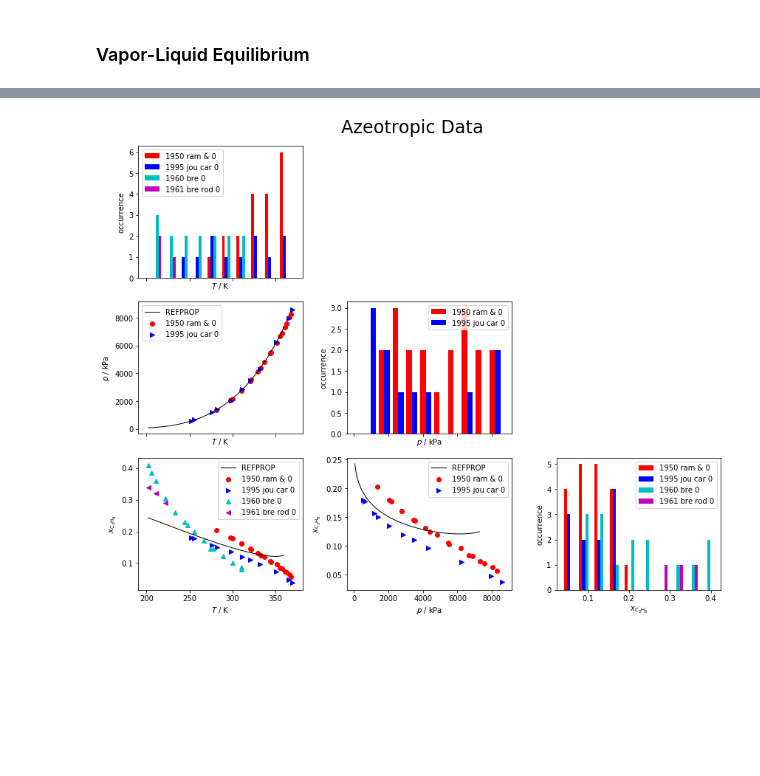
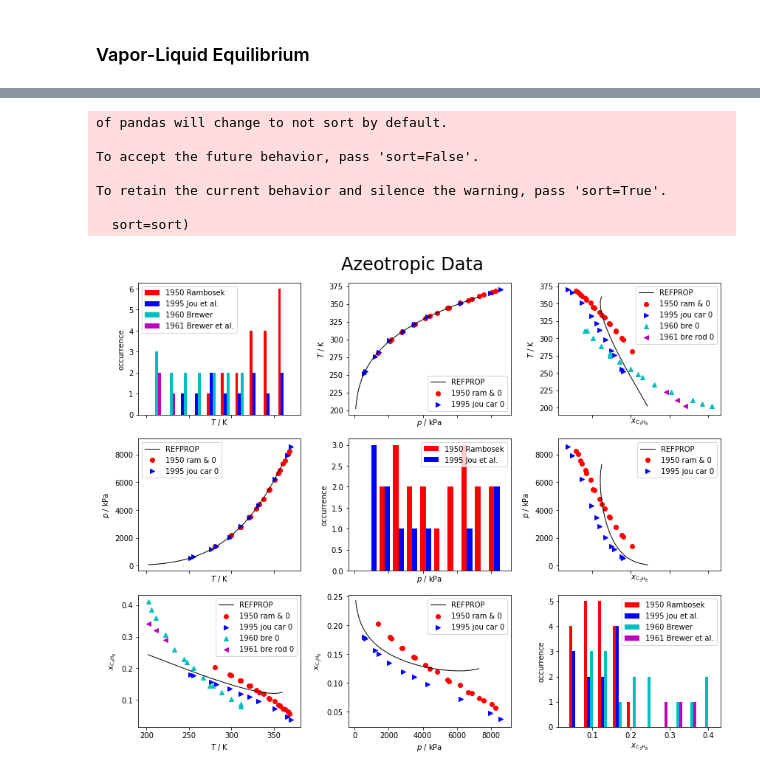
Before and after one commit to usnistgov/PPEPPD2019-data, a Jupyter notebook: EDA.ipynb, the cells around one changed output, grey strips where cells are left out. Cells and saved outputs as stored; diff of their text form; code cells hidden in the pictures; blank space fills up the shorter version.

```diff
--- a/EDA.ipynb
+++ b/EDA.ipynb
@@ -9,6 +9,10 @@ pd.set_option('display.max_colwidth', -1)
 # Matplotlib for plotting
 import matplotlib.pyplot as plt
 %matplotlib inline
+
+# pickle in case you don't have REFPROP installed
+import pickle as pkl
+run_refprop = False
 # %% [markdown]
 ### Define some standard terms, so that columns are consistent
 This is all done in __[markdown](https://medium.com/ibm-data-science-experience/markdown-for-jupyter-notebooks-cheatsheet-386c05aeebed)__, taking advantage of __[MathJax](https://jupyter-notebook.readthedocs.io/en/stable/examples/Notebook/Typesetting%20Equations.html)__
@@ -206,9 +235,9 @@ def plot_grid(df, columns, title=None):
     fig, axes = plt.subplots(n,n, figsize=(12, 10), sharex='col')
     for i in np.arange(n):
         for j in np.arange(n):
-            if (i < j):
-                axes[i,j].axis('off')
-                continue
+#             if (i < j):
+#                 axes[i,j].axis('off')
+#                 continue
             if (i == j):
                 hist_set(df, columns[i], axes=axes[i,i])
             else:
@@ -270,33 +423,43 @@ pip install ctREFPROP
 # %%
-run_refprop = True
 REFPROP_src = 'REFPROP'
 plot_kw[REFPROP_src] = {'lw': 1, 'c': 'k', 'label': REFPROP_src}
 
 if run_refprop:
     from ctREFPROP.ctREFPROP import REFPROPFunctionLibrary
     root = r'C:\Program Files (x86)\REFPROP' # Default install directory; customize as necessary <--------
     RP = REFPROPFunctionLibrary(root)
     MOLAR_BASE_SI = RP.GETENUMdll(0,'MOLAR BASE SI').iEnum
     RP.SETPATHdll(root)
-else:
-    import pickle as pkl
-
 
 from scipy import optimize
 def azeo_dev(z0, temp):
     return  RP.REFPROPdll('PROPANE;H2S','TQ','P',MOLAR_BASE_SI,0,0,temp,1,[z0,1-z0]+[0.0]*18).x[0] - \
             RP.REFPROPdll('PROPANE;H2S','TQ','P',MOLAR_BASE_SI,0,0,temp,0,[z0,1-z0]+[0.0]*18).y[0]
 
-az_df = az_df[az_df.Source != REFPROP_src]
-z = optimize.brentq(azeo_dev,0.01,.99, args=(200))
-for temp in np.linspace(az_df[T].min(),az_df[T].max()):
-    z = optimize.brentq(azeo_dev,0.85*z,1.20*z, args=(temp))
-    ref = RP.REFPROPdll('PROPANE;H2S','TQ','P',MOLAR_BASE_SI,0,0,temp,1,[z,1-z]+[0.0]*18)
-    if ref.ierr != 0:
-        continue
-    press = ref.Output[0] / 1000
-    az_df.loc[len(az_df)] = {source:REFPROP_src, rejected: False, smoothed: True, T: temp, p: press, comment: np.nan, xC3:z}
+if run_refprop:
+    REFPROP_az_df = pd.DataFrame(columns=[source, rejected, smoothed, T, p, xC3])
+    z = optimize.brentq(azeo_dev,0.01,.99, args=(200))
+    for temp in np.linspace(az_df[T].min(),az_df[T].max()):
+        z = optimize.brentq(azeo_dev,0.85*z,1.20*z, args=(temp))
+        ref = RP.REFPROPdll('PROPANE;H2S','TQ','P',MOLAR_BASE_SI,0,0,temp,1,[z,1-z]+[0.0]*18)
+        if ref.ierr != 0:
+            continue
+        press = ref.Output[0] / 1000
+        REFPROP_az_df.loc[len(REFPROP_az_df)] = {source:REFPROP_src, rejected: False, smoothed: True, T: temp, p: press, xC3:z}
+    with open('REFPROP_az_df.pkl', 'wb') as dbfile:
+        pkl.dump(REFPROP_az_df, dbfile)
+else:
+    with open('REFPROP_az_df.pkl', 'rb') as dbfile:
+        REFPROP_az_df = pkl.load(dbfile)
 
-plot_grid(az_df, az_df.columns[[1,2,3]], title='Azeotropic Data')
+
+plot_grid(az_df.append(REFPROP_az_df), az_df.columns[[1,2,3]], title='Azeotropic Data')
 # %% [output]
+of pandas will change to not sort by default.
+
+To accept the future behavior, pass 'sort=False'.
+
+To retain the current behavior and silence the warning, pass 'sort=True'.
+
+  sort=sort)
-[figure, old version]
+[figure, new version]
```
Also changed, not shown: parts of 20 cells of this notebook, 3 other files.
